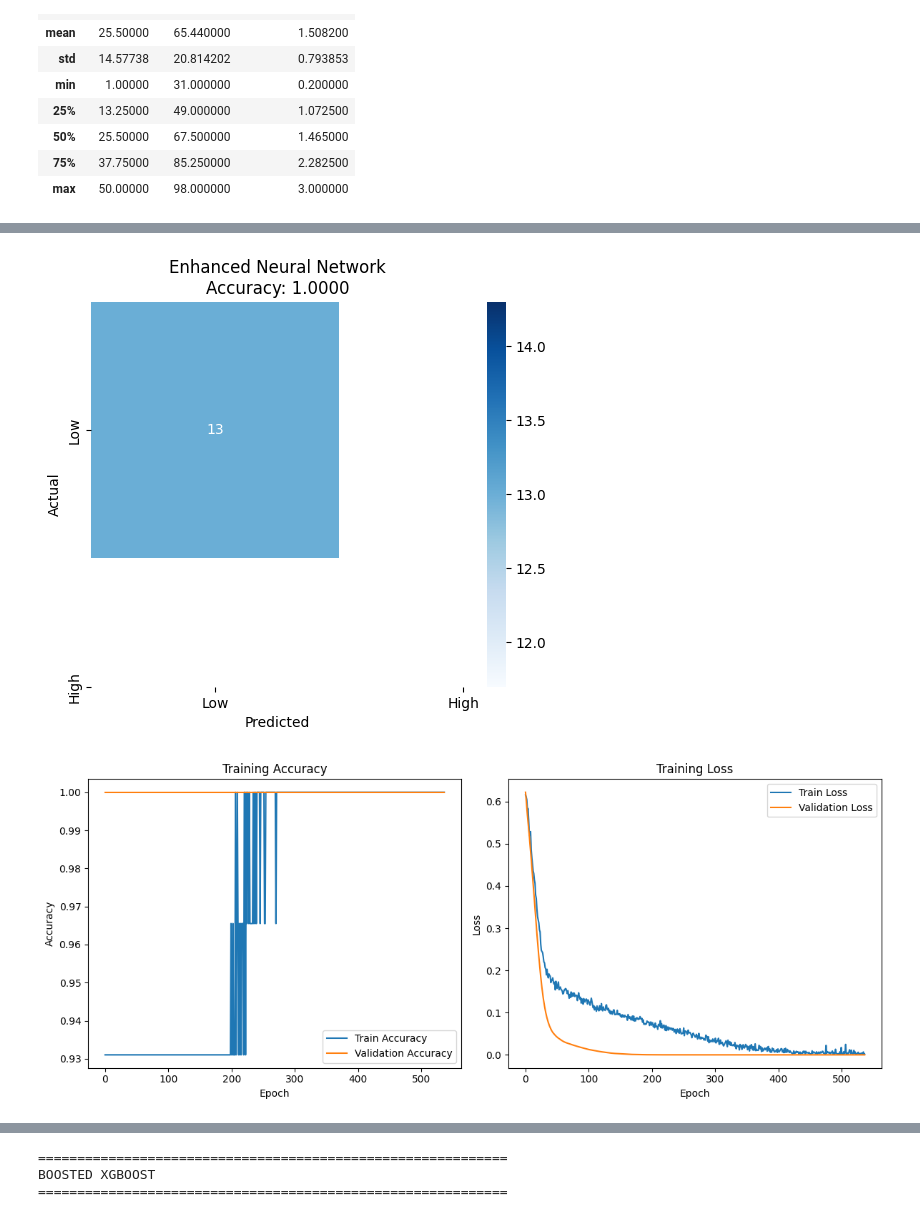
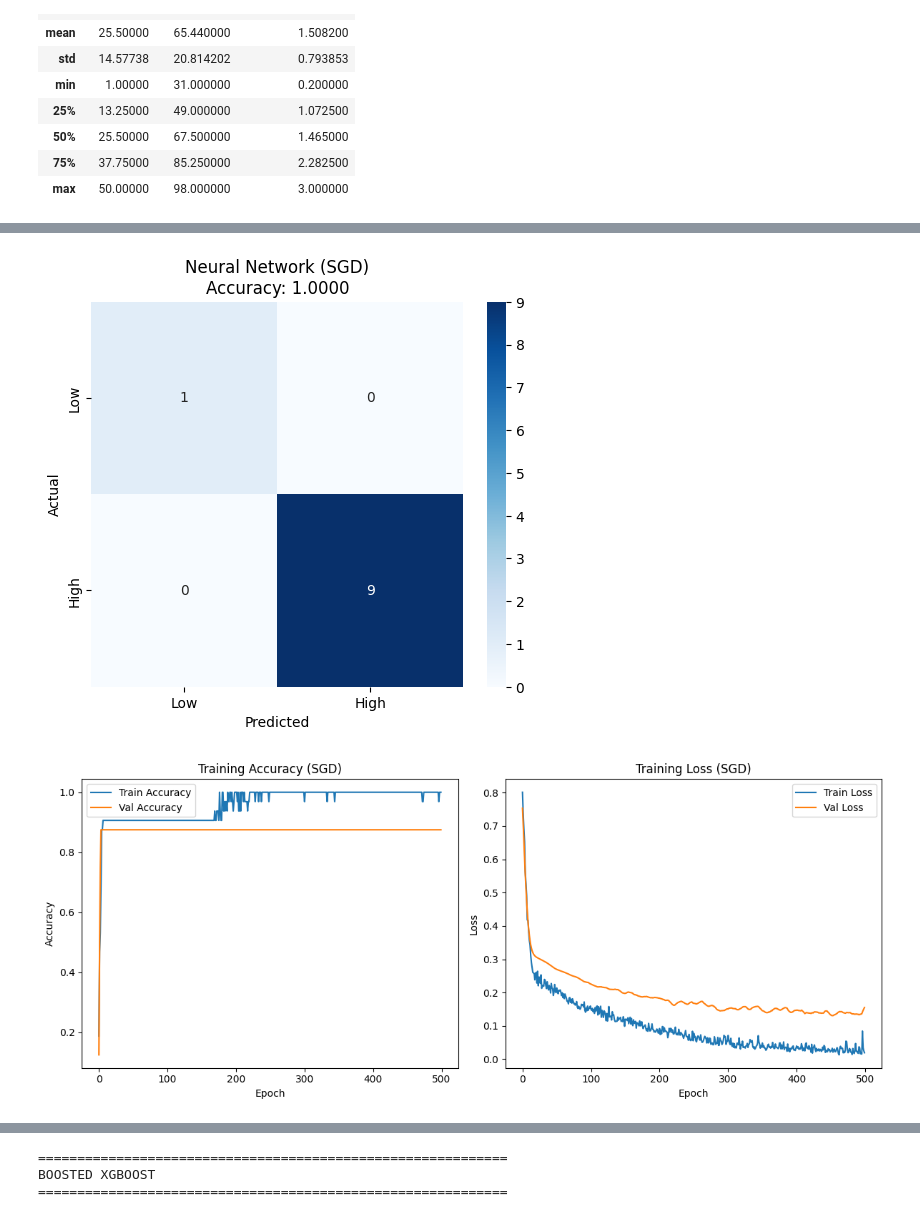
Before and after one commit to Rokibul1022/Rokibul_2111088642_CSE445, a Jupyter notebook: Mini_project-2/project_2.ipynb, the cells around one changed output, grey strips where cells are left out. Cells and saved outputs as stored; diff of their text form; code cells hidden in the pictures.

```diff
--- a/Mini_project-2/project_2.ipynb
+++ b/Mini_project-2/project_2.ipynb
@@ -40,10 +42,9 @@ Original Dataset:
 #labeling-
 def label_data(row):
     """Classify based on accuracy and reaction time thresholds"""
-    if row['Accuracy(%)'] >= 70 and row['ReactionTime(min)'] <= 1.5:
-        return 0  # Low cognitive interference
-    return 1       # High cognitive interference
-
+    if row['Accuracy(%)'] >= 70 and row['ReactionTime(min)'] <= 2.0:
+        return 0
+    return 1
 df['Interference'] = df.apply(label_data, axis=1)
 print("\nLabeled Dataset:")
 print(df.head())
@@ -110,48 +111,57 @@ scaler = StandardScaler()
 X_train_scaled = scaler.fit_transform(X_train)
 X_test_scaled = scaler.transform(X_test)
 # %%
-# Neural Network
-print("\n" + "="*60)
-print("ENHANCED NEURAL NETWORK")
-print("="*60)
 
-# Create robust model without batch normalization
+X_train, X_test, y_train, y_test = train_test_split(
+    X, y, test_size=0.2, random_state=42, stratify=y
+)
+
+
+scaler = StandardScaler()
+X_train_scaled = scaler.fit_transform(X_train)
+X_test_scaled = scaler.transform(X_test)
+
+
+# 2. Model Architecture
+
 nn_model = Sequential([
-    Dense(128, activation='relu', input_shape=(X_train_scaled.shape[1],)),
-    Dropout(0.4),
-    Dense(64, activation='relu'),
+    Dense(64, activation='relu', kernel_regularizer=l2(1e-4), input_shape=(X_train_scaled.shape[1],)),
     Dropout(0.3),
-    Dense(32, activation='relu'),
+    Dense(32, activation='relu', kernel_regularizer=l2(1e-4)),
+    Dropout(0.2),
     Dense(1, activation='sigmoid')
 ])
 
-# Compile with custom optimizer
-optimizer = Adam(learning_rate=0.0005)
+
+# 3. Compile with (Gradient Descent)
+
+optimizer = SGD(learning_rate=0.01, momentum=0.9, nesterov=True)
 nn_model.compile(optimizer=optimizer,
                  loss='binary_crossentropy',
                  metrics=['accuracy'])
 
-# Add early stopping
-early_stop = EarlyStopping(monitor='val_loss', patience=25, restore_best_weights=True)
 
-# Train model
+# 4. Callbacks
+
+early_stop = EarlyStopping(monitor='val_loss', patience=50, restore_best_weights=True)
+reduce_lr = ReduceLROnPlateau(monitor='val_loss', factor=0.5, patience=10, min_lr=1e-6)
+
+
 history = nn_model.fit(
     X_train_scaled, y_train,
-    epochs=1000,
+    epochs=500,
     batch_size=16,
     validation_split=0.2,
-    callbacks=[early_stop],
-    verbose=0
+
+    verbose=1
 )
 
-# Evaluate model
 nn_probs = nn_model.predict(X_test_scaled)
 nn_pred = (nn_probs > 0.5).astype(int)
+
 nn_acc = accuracy_score(y_test, nn_pred)
-
-# Print results
-print("\nNeural Network Results:")
-print(f"Accuracy: {nn_acc:.4f}")
+print("\nNeural Network Results (SGD):")
+print(f"Test Accuracy: {nn_acc:.4f}")
 print("Classification Report:")
 print(classification_report(y_test, nn_pred))
 
@@ -161,31 +171,32 @@ plt.figure(figsize=(6, 5))
 sns.heatmap(nn_cm, annot=True, fmt='d', cmap='Blues',
             xticklabels=['Low', 'High'],
             yticklabels=['Low', 'High'])
-plt.title(f'Enhanced Neural Network\nAccuracy: {nn_acc:.4f}')
+plt.title(f'Neural Network (SGD)\nAccuracy: {nn_acc:.4f}')
 plt.ylabel('Actual')
 plt.xlabel('Predicted')
-plt.savefig('neural_network_cm.png')
 plt.show()
 
 # Plot training history
 plt.figure(figsize=(12, 5))
+
+# Accuracy
 plt.subplot(1, 2, 1)
 plt.plot(history.history['accuracy'], label='Train Accuracy')
-plt.plot(history.history['val_accuracy'], label='Validation Accuracy')
-plt.title('Training Accuracy')
+plt.plot(history.history['val_accuracy'], label='Val Accuracy')
+plt.title('Training Accuracy (SGD)')
 plt.ylabel('Accuracy')
 plt.xlabel('Epoch')
 plt.legend()
 
+# Loss
 plt.subplot(1, 2, 2)
 plt.plot(history.history['loss'], label='Train Loss')
-plt.plot(history.history['val_loss'], label='Validation Loss')
-plt.title('Training Loss')
+plt.plot(history.history['val_loss'], label='Val Loss')
+plt.title('Training Loss (SGD)')
 plt.ylabel('Loss')
 plt.xlabel('Epoch')
 plt.legend()
 
 plt.tight_layout()
-plt.savefig('nn_training_history.png')
 plt.show()
 # %% [output]
@@ -208,5 +221,5 @@ weighted avg       1.00      1.00      1.00        13
-[figure, old version]
+[figure, new version]
-[figure, old version]
+[figure, new version]
 # %%
 
 # Random Forest
```
Also changed, not shown: parts of 8 cells of this notebook, 9 other files.
